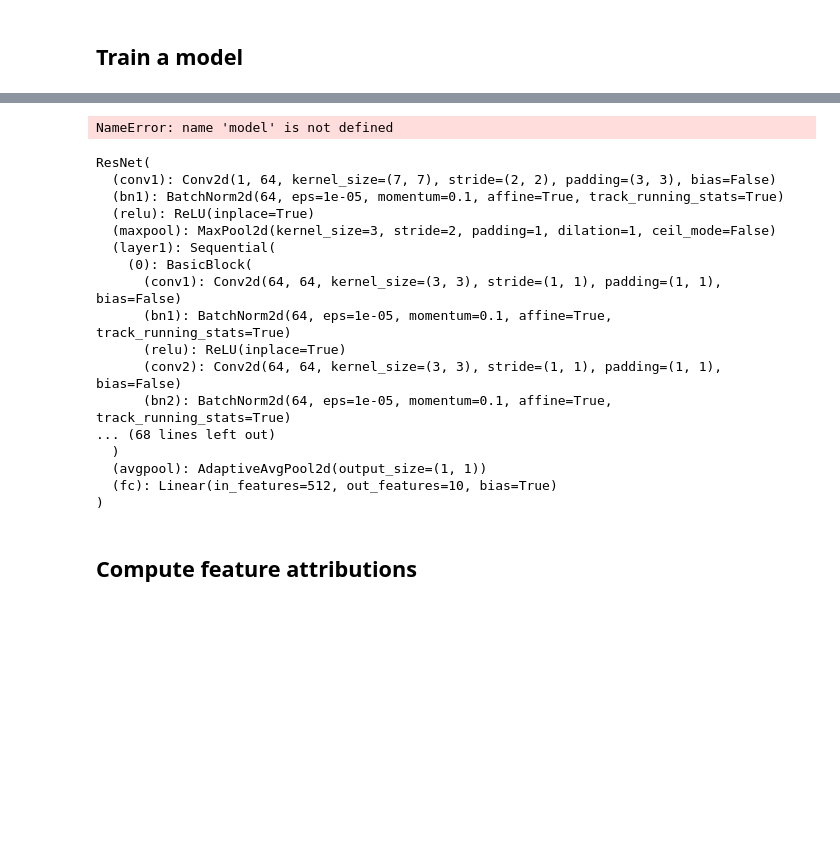
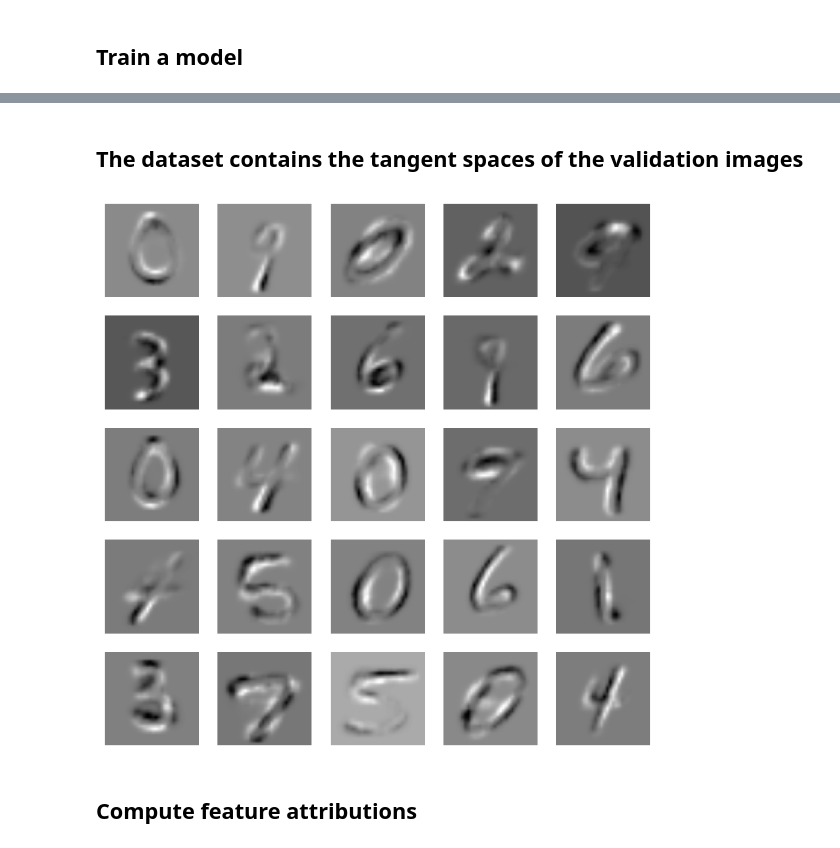
Before and after one commit to tml-tuebingen/explanations-manifold, a Jupyter notebook: examples/mnist256.ipynb, the cells around one changed output, grey strips where cells are left out. Cells and saved outputs as stored; diff of their text form; code cells hidden in the pictures; blank space fills up the shorter version.

```diff
--- a/examples/mnist256.ipynb
+++ b/examples/mnist256.ipynb
@@ -49,7 +50,7 @@ model = torchvision.models.resnet18()
 model.conv1 = torch.nn.Conv2d(1, 64, kernel_size=(7, 7), stride=(2, 2), padding=(3, 3), bias=False) # a single input channel
 model.fc = torch.nn.Linear(512, 10) # 10-class problem
 model.to(device)
-optimizer = torch.optim.Adam(model.parameters(), lr=1e-2)
+optimizer = torch.optim.Adam(model.parameters(), lr=1e-3)
 ce_loss = torch.nn.CrossEntropyLoss()
 # %%
 for i_epoch in range(5):
@@ -65,12 +66,5 @@ for i_epoch in range(5):
         train_zero_one_loss += (pred.softmax(dim=1).argmax(dim=1) != label).sum().item()
         optimizer.step()
     print(f'Epoch {i_epoch}: Train Loss: {train_loss / len(trainloader.dataset)}  Train Error: {train_zero_one_loss / len(trainloader.dataset)}')
-    model.eval()
-    test_loss, test_zero_one_loss = 0, 0
-    for img, label in valloader:
-        img, label = img.to(device), label.to(device)
-        pred = model(img)
-        test_loss += loss.item()
-        test_zero_one_loss += (pred.softmax(dim=1).argmax(dim=1) != label).sum().item()
-    print(f'Epoch {i_epoch}: Test Loss: {test_loss / len(trainloader.dataset)}  Test Error: {test_zero_one_loss / len(trainloader.dataset)}')
+    test(model, valloader, device)
 # %% [output]
@@ -82,30 +81,2 @@ KeyboardInterrupt:
-# %%
-# save the model
-torch.save(model.state_dict(), 'mnist_resnet18.pth')
-# %% [output]
-NameError: name 'model' is not defined
-# %%
-# load the model
-model = torchvision.models.resnet18()
-model.conv1 = torch.nn.Conv2d(1, 64, kernel_size=(7, 7), stride=(2, 2), padding=(3, 3), bias=False) # a single input channel
-model.fc = torch.nn.Linear(512, 10) # 10-class problem
-model.load_state_dict(torch.load('mnist_resnet18.pth'))
-model.to(device)
-# %% [output]
-ResNet(
-  (conv1): Conv2d(1, 64, kernel_size=(7, 7), stride=(2, 2), padding=(3, 3), bias=False)
-  (bn1): BatchNorm2d(64, eps=1e-05, momentum=0.1, affine=True, track_running_stats=True)
-  (relu): ReLU(inplace=True)
-  (maxpool): MaxPool2d(kernel_size=3, stride=2, padding=1, dilation=1, ceil_mode=False)
-  (layer1): Sequential(
-    (0): BasicBlock(
-      (conv1): Conv2d(64, 64, kernel_size=(3, 3), stride=(1, 1), padding=(1, 1), bias=False)
-      (bn1): BatchNorm2d(64, eps=1e-05, momentum=0.1, affine=True, track_running_stats=True)
-      (relu): ReLU(inplace=True)
-      (conv2): Conv2d(64, 64, kernel_size=(3, 3), stride=(1, 1), padding=(1, 1), bias=False)
-      (bn2): BatchNorm2d(64, eps=1e-05, momentum=0.1, affine=True, track_running_stats=True)
-... (68 lines left out)
-  )
-  (avgpool): AdaptiveAvgPool2d(output_size=(1, 1))
-  (fc): Linear(in_features=512, out_features=10, bias=True)
-)
+# %% [markdown]
+## The dataset contains the tangent spaces of the validation images
@@ -112,3 +92,13 @@ ResNet(
+# %%
+# visualize directions in the tangent space
+fix, axs = plt.subplots(5, 5, figsize=(8, 8))
+for i in range(5):
+    for j in range(5):
+        idx = np.random.randint(8000)
+        axs[i,j].imshow(load_minst256_tanget('../datasets/mnist256', idx)[0].reshape(256, 256), cmap='gray', interpolation='none')
+        axs[i,j].axis('off')
+# %% [output]
+[figure, added]
 # %% [markdown]
 ## Compute feature attributions
 # %%
```
Also changed, not shown: parts of 14 cells of this notebook, 1 other file.
